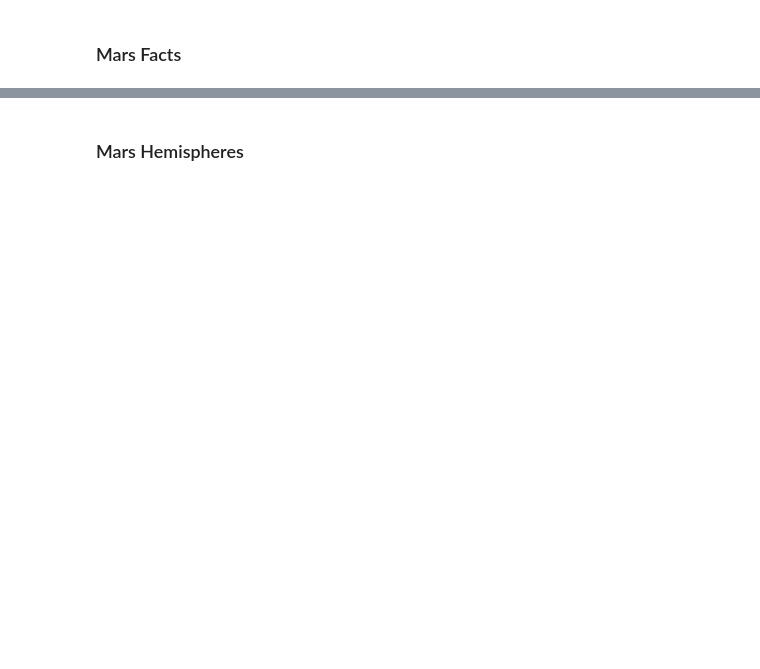
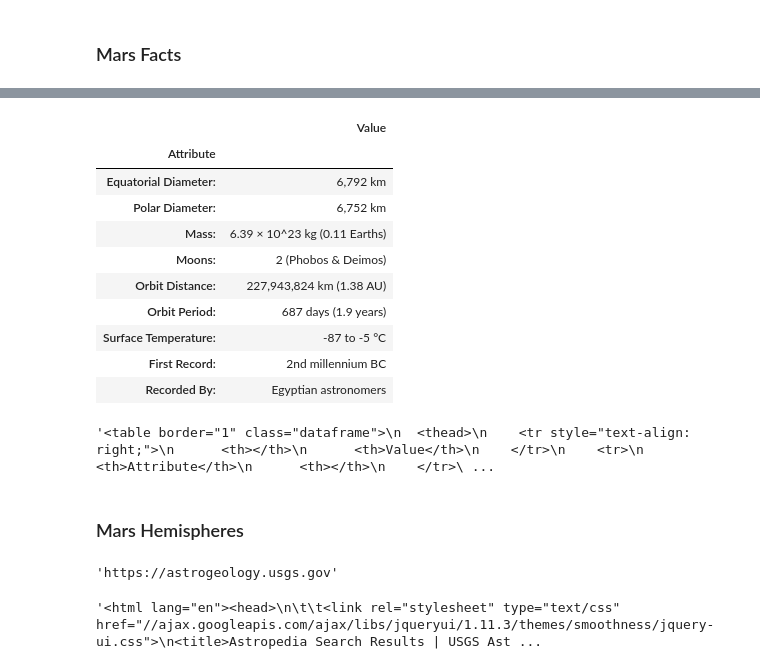
Before and after one commit to mpeteet/web-scraping-challenge, a Jupyter notebook: Mission_to_Mars/mission_to_mars.ipynb, the cells around one changed output, grey strips where cells are left out. Saved outputs shown, nothing was run; the diff lists cells and outputs as text; code cells hidden in the pictures; blank space fills up the shorter version.

```diff
--- a/Mission_to_Mars/mission_to_mars.ipynb
+++ b/Mission_to_Mars/mission_to_mars.ipynb
@@ -129,7 +143,24 @@ mars_dataframe
+# %%
+# Update the dataframe column names
+mars_dataframe = mars_dataframe.rename(columns={0: 'Attribute', 1 : 'Value'}).set_index(['Attribute'])
+mars_dataframe
+# %% [output]
+|  | Value |
+| Attribute |  |
+| Equatorial Diameter: | 6,792 km |
+| Polar Diameter: | 6,752 km |
+| Mass: | 6.39 × 10^23 kg (0.11 Earths) |
+| Moons: | 2 (Phobos & Deimos) |
+| Orbit Distance: | 227,943,824 km (1.38 AU) |
+| Orbit Period: | 687 days (1.9 years) |
+| Surface Temperature: | -87 to -5 °C |
+| First Record: | 2nd millennium BC |
+| Recorded By: | Egyptian astronomers |
 # %%
-# Update the dataframe column names and convert the data to an HTML string
-
-mars_dataframe = mars_dataframe.rename(columns={0: 'Attribute', 1 : 'Value'}).set_index(['Attribute'])
-mars_dataframe.to_html()
+# Convert the dataframe to an HTML string
+mars_html = mars_dataframe.to_html()
+mars_html
+# %% [output]
+'<table border="1" class="dataframe">\n  <thead>\n    <tr style="text-align: right;">\n      <th></th>\n      <th>Value</th>\n    </tr>\n    <tr>\n      <th>Attribute</th>\n      <th></th>\n    </tr>\ ...
 # %% [markdown]
 ### Mars Hemispheres
@@ -136 +173,13 @@ mars_dataframe.to_html()
+# %%
+# Create the main url
+hemisphere_main_url = 'https://astrogeology.usgs.gov'
+hemisphere_main_url
+# %% [output]
+'https://astrogeology.usgs.gov'
+# %%
+# Define the HTML Object
+html_hemispheres = browser.html
+html_hemispheres
+# %% [output]
+'<html lang="en"><head>\n\t\t<link rel="stylesheet" type="text/css" href="//ajax.googleapis.com/ajax/libs/jqueryui/1.11.3/themes/smoothness/jquery-ui.css">\n<title>Astropedia Search Results | USGS Ast ...
 # %%
```
Also changed, not shown: parts of 21 cells of this notebook.
